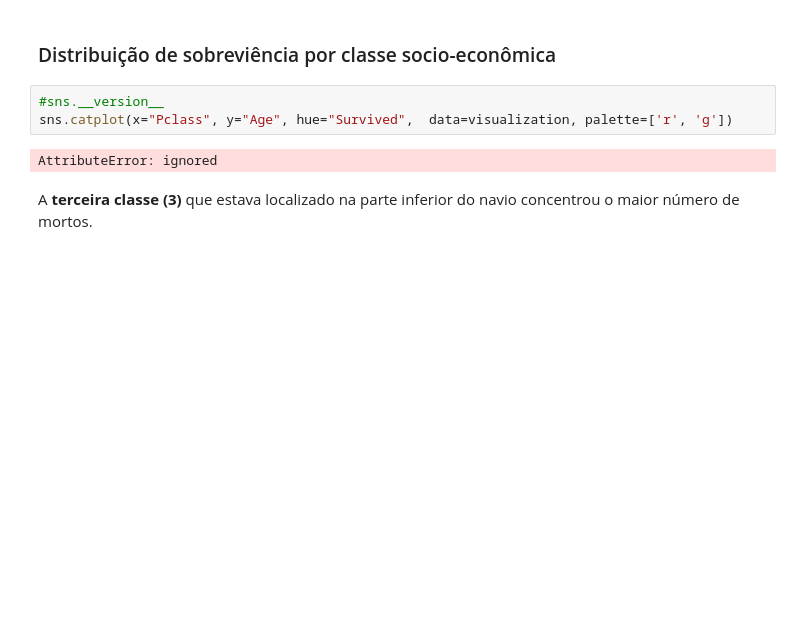
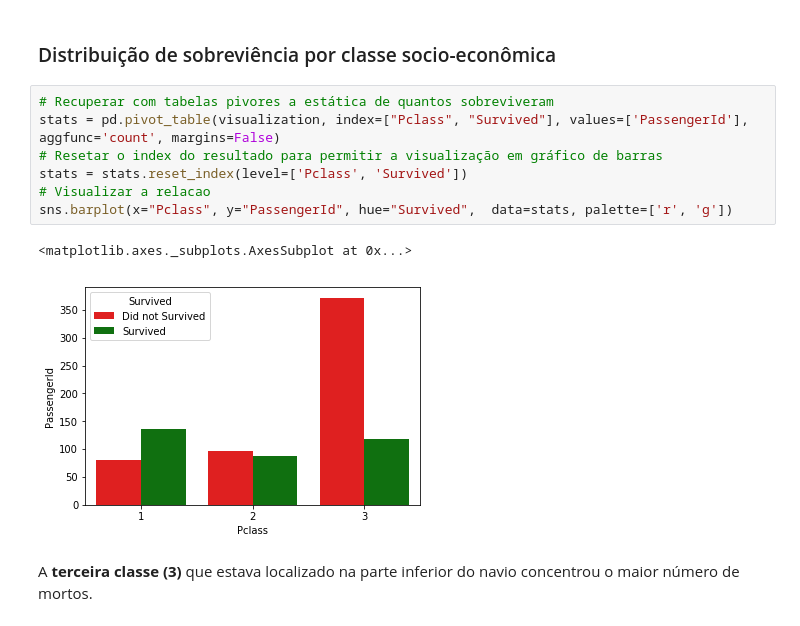
Before and after one commit to thiagomarques2015/titanic_survival_exploration, a Jupyter notebook: Data_Science_for_Beginners_Hand_on.ipynb, the cells around one changed output. Saved outputs shown, nothing was run; the diff lists cells and outputs as text; blank space fills up the shorter version.

```diff
--- a/Data_Science_for_Beginners_Hand_on.ipynb
+++ b/Data_Science_for_Beginners_Hand_on.ipynb
@@ -230,11 +230,16 @@ g = sns.barplot(x='Sex', y='PassengerId', hue="Survived", data=stats, palette=['
 Claramente a proporção de **homens** que não sobreviveram foi maior em relação as mulheres.
 # %% [markdown]
 ### Distribuição de sobreviência por classe socio-econômica
-# %%
-#sns.__version__
-sns.catplot(x="Pclass", y="Age", hue="Survived",  data=visualization, palette=['r', 'g'])
-# %% [output]
-AttributeError: ignored
+# %%
+# Recuperar com tabelas pivores a estática de quantos sobreviveram
+stats = pd.pivot_table(visualization, index=["Pclass", "Survived"], values=['PassengerId'], aggfunc='count', margins=False)
+# Resetar o index do resultado para permitir a visualização em gráfico de barras
+stats = stats.reset_index(level=['Pclass', 'Survived'])
+# Visualizar a relacao
+sns.barplot(x="Pclass", y="PassengerId", hue="Survived",  data=stats, palette=['r', 'g'])
+# %% [output]
+<matplotlib.axes._subplots.AxesSubplot at 0x...>
+[figure, added]
 # %% [markdown]
 A **terceira classe (3)** que estava localizado na parte inferior do navio concentrou o maior número de mortos.
 # %% [markdown]
```
Also changed, not shown: parts of 14 cells of this notebook, 1 other file.
